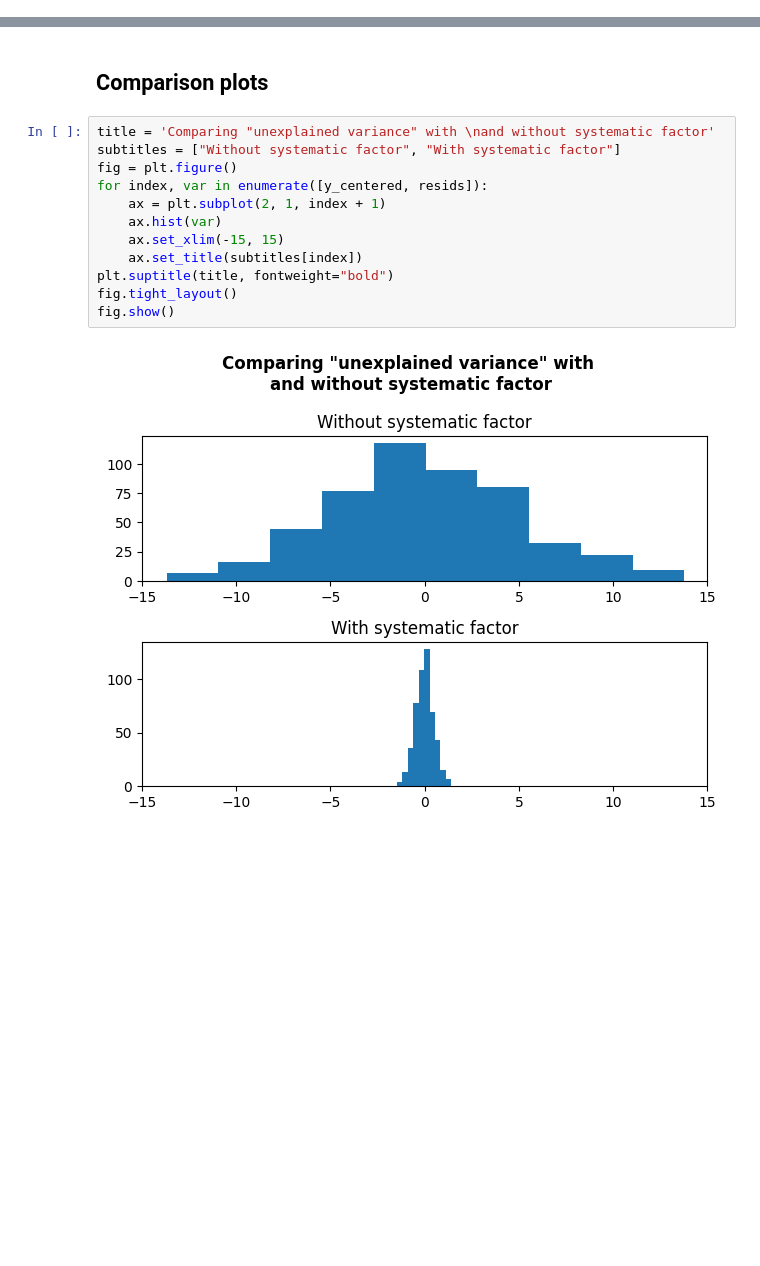
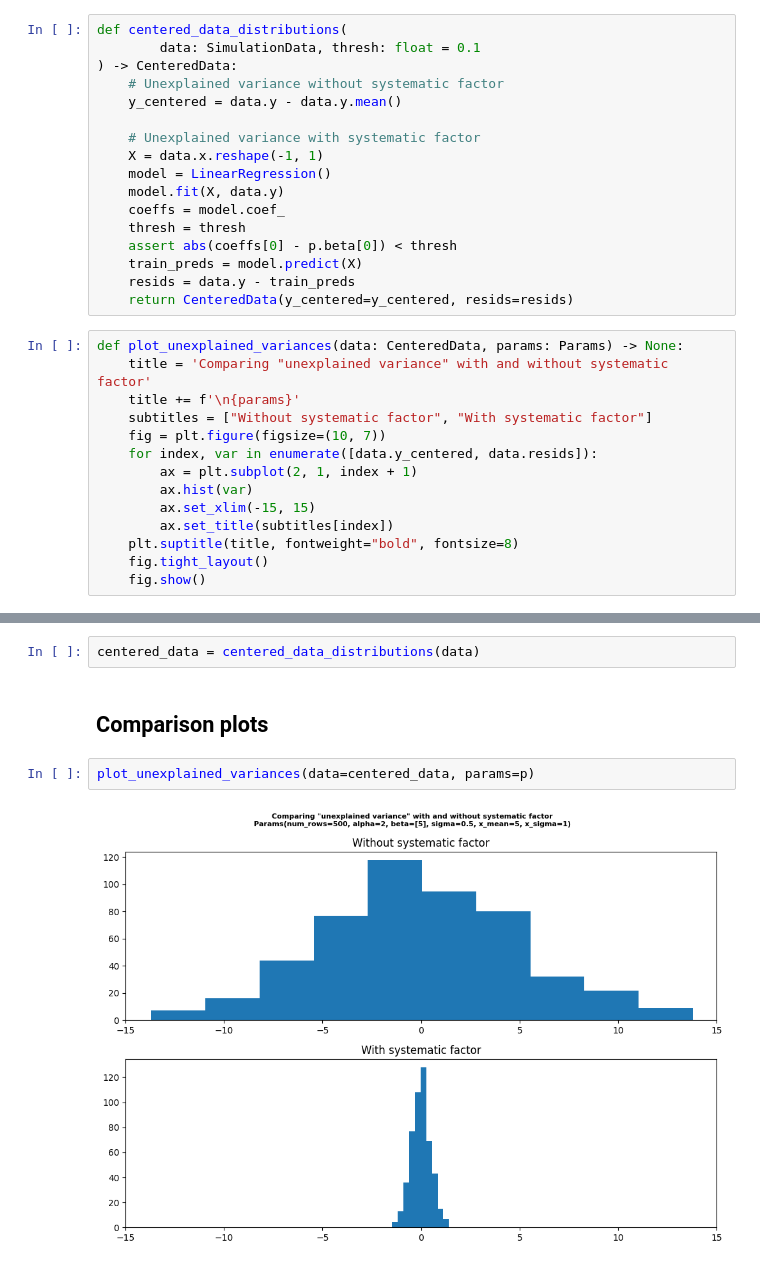
Before and after one commit to nayefahmad/stats-notes, a Jupyter notebook: src/2022-11-30_unexplained-variance-with-and-without-systematic-factors.ipynb, the cells around one changed output, grey strips where cells are left out. Cells and saved outputs as stored; diff of their text form; blank space fills up the shorter version.

```diff
--- a/src/2022-11-30_unexplained-variance-with-and-without-systematic-factors.ipynb
+++ b/src/2022-11-30_unexplained-variance-with-and-without-systematic-factors.ipynb
@@ -34,0 +70,31 @@ class Params:
+# %%
+def centered_data_distributions(
+        data: SimulationData, thresh: float = 0.1
+) -> CenteredData:
+    # Unexplained variance without systematic factor
+    y_centered = data.y - data.y.mean()
+
+    # Unexplained variance with systematic factor
+    X = data.x.reshape(-1, 1)
+    model = LinearRegression()
+    model.fit(X, data.y)
+    coeffs = model.coef_
+    thresh = thresh
+    assert abs(coeffs[0] - p.beta[0]) < thresh
+    train_preds = model.predict(X)
+    resids = data.y - train_preds
+    return CenteredData(y_centered=y_centered, resids=resids)
+# %%
+def plot_unexplained_variances(data: CenteredData, params: Params) -> None:
+    title = 'Comparing "unexplained variance" with and without systematic factor'
+    title += f'\n{params}'
+    subtitles = ["Without systematic factor", "With systematic factor"]
+    fig = plt.figure(figsize=(10, 7))
+    for index, var in enumerate([data.y_centered, data.resids]):
+        ax = plt.subplot(2, 1, index + 1)
+        ax.hist(var)
+        ax.set_xlim(-15, 15)
+        ax.set_title(subtitles[index])
+    plt.suptitle(title, fontweight="bold", fontsize=8)
+    fig.tight_layout()
+    fig.show()
@@ -73,16 +111,8 @@ resids = y - train_preds
+# %%
+centered_data = centered_data_distributions(data)
 # %% [markdown]
 ## Comparison plots
-# %%
-title = 'Comparing "unexplained variance" with \nand without systematic factor'
-subtitles = ["Without systematic factor", "With systematic factor"]
-fig = plt.figure()
-for index, var in enumerate([y_centered, resids]):
-    ax = plt.subplot(2, 1, index + 1)
-    ax.hist(var)
-    ax.set_xlim(-15, 15)
-    ax.set_title(subtitles[index])
-plt.suptitle(title, fontweight="bold")
-fig.tight_layout()
-fig.show()
-# %% [output]
-[figure, removed]
+# %%
+plot_unexplained_variances(data=centered_data, params=p)
+# %% [output]
+[figure, added]
```
Also changed, not shown: parts of 20 cells of this notebook, 1 other file.
